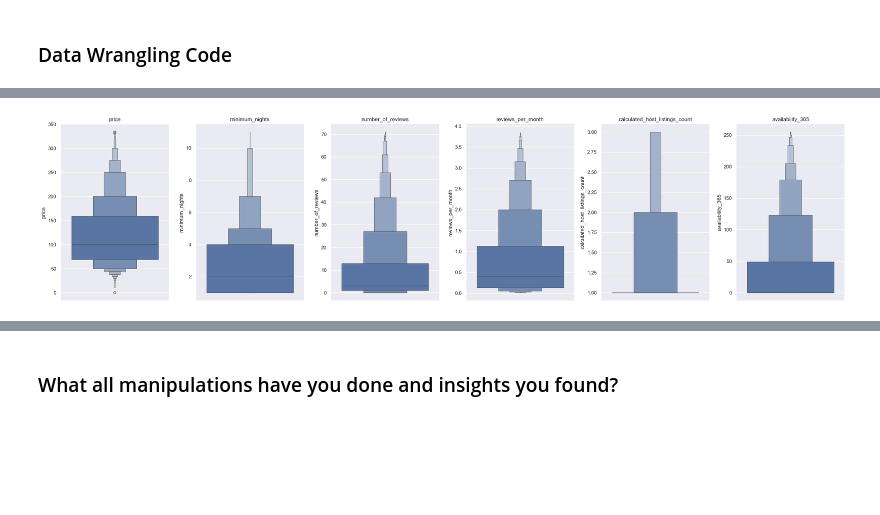
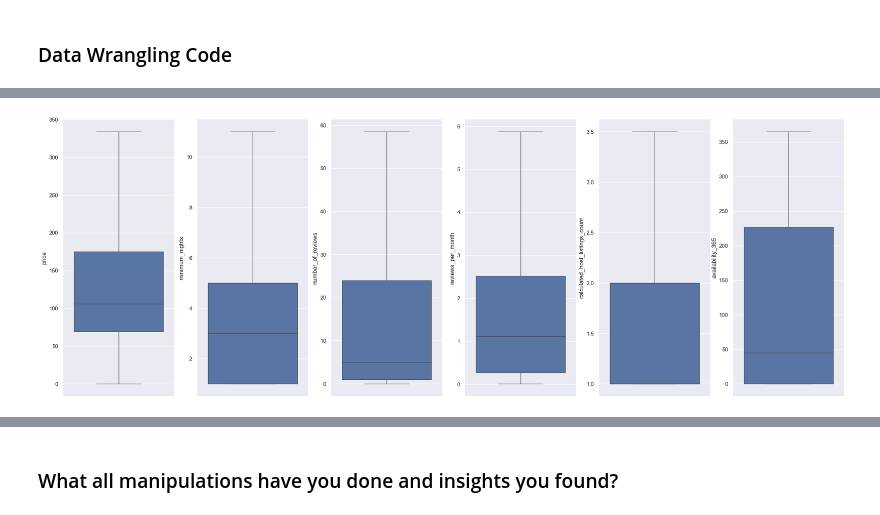
Before and after one commit to saifghostrider454/Airbnb-EDA, a Jupyter notebook: Airbnb.ipynb, the cells around one changed output, grey strips where cells are left out. Saved outputs shown, nothing was run; the diff lists cells and outputs as text; code cells hidden in the pictures; blank space fills up the shorter version.

```diff
--- a/Airbnb.ipynb
+++ b/Airbnb.ipynb
@@ -330,5 +420,5 @@ plt.show()
 # %%
-class OutliersRemover:
+class HandlingOutliers:
 
     def __init__(self, input_df):
         self.output_df = input_df.copy()
@@ -338,7 +428,7 @@ class OutliersRemover:
 
     def transform(self, columns=None, **transform_params):
         if columns is None:
-            raise ValueError("Please specify columns for outlier removal.")
+            raise ValueError("Please specify columns for Handling outlier.")
 
         for col in columns:
             Q1 = self.output_df[col].quantile(0.25)
@@ -349,7 +439,9 @@ class OutliersRemover:
             minimum_threshold = Q1 - 1.5 * IQR
             maximum_threshold = Q3 + 1.5 * IQR
 
-            # Remove outliers
-            self.output_df = self.output_df[~((self.output_df[col] < minimum_threshold) | (self.output_df[col] > maximum_threshold))]
+            # Handling outliers
+            self.output_df[col] = np.where(self.output_df[col] > maximum_threshold, maximum_threshold,
+                                            np.where(self.output_df[col] < minimum_threshold, minimum_threshold,
+                                                     self.output_df[col]))
 
         return self.output_df
@@ -360,19 +448,13 @@ ndf = ors.transform(cols)
-# %%
-# Write your code to make your dataset analysis ready.
-cols = ndf.select_dtypes(exclude='object').columns[4:]
-
-# Calculate the number of numerical columns
-col_range = len(cols)
-
-# Set up the subplots based on the number of numerical columns
-fig, ax = plt.subplots(1, col_range, figsize=(25, 6))
-
-# Loop through each numerical column and create a boxplot
-for i in range(col_range):
-    sns.boxenplot(y=ndf[cols[i]], ax=ax[i])
-    ax[i].set_title(cols[i])  # Set the title for each subplot
-
-plt.tight_layout()
-plt.show()
-# %% [output]
-[figure, removed]
+# %%
+ho = HandlingOutliers(df)
+
+df = ho.transform(num_cols)
+# %%
+num_cols = df.select_dtypes(exclude=object).columns[2:]
+
+fig, ax = plt.subplots(1, len(num_cols), figsize=[28, 10])
+
+for i in range(len(num_cols)):
+    sns.boxplot(df[num_cols[i]], ax=ax[i])
+# %% [output]
+[figure, added]
```
Also changed, not shown: parts of 40 cells of this notebook.
